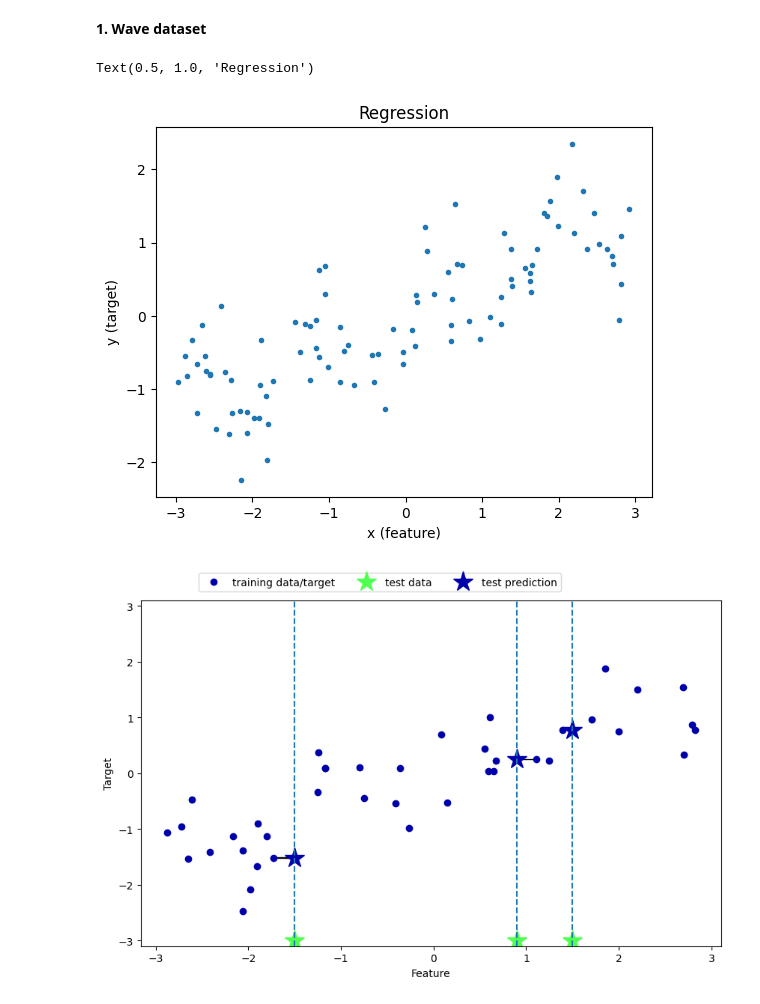
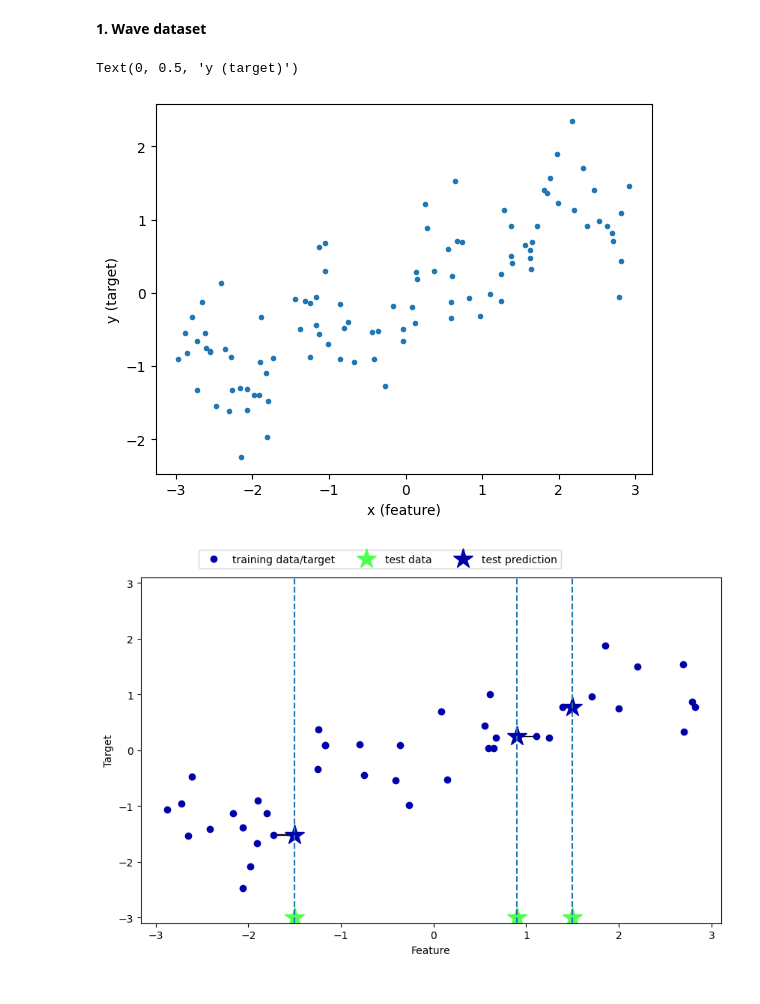
Before and after one commit to pquynhvu/ML, a Jupyter notebook: supervised-learning/knn.ipynb, the cells around one changed output. Drawn from its saved outputs; the diff is of its cells as text; code cells hidden in the pictures.

```diff
--- a/supervised-learning/knn.ipynb
+++ b/supervised-learning/knn.ipynb
@@ -16,15 +16,14 @@ from matplotlib import colormaps
 # %%
 X_wave, y_wave = mglearn.datasets.make_wave()
 wave_df = pd.DataFrame(X_wave, columns=['X'])
 wave_df = wave_df.assign(y = y_wave)
 
 plt.scatter(wave_df['X'], wave_df['y'], marker = '.')
 plt.xlabel('x (feature)')
 plt.ylabel('y (target)')
-plt.title('Regression')
 # %% [output]
-Text(0.5, 1.0, 'Regression')
+Text(0, 0.5, 'y (target)')
-[figure, old version]
+[figure, new version]
 # %%
 mglearn.plots.plot_knn_regression(n_neighbors=1)
 # %% [output]
```
Also changed, not shown: parts of 4 cells of this notebook.
